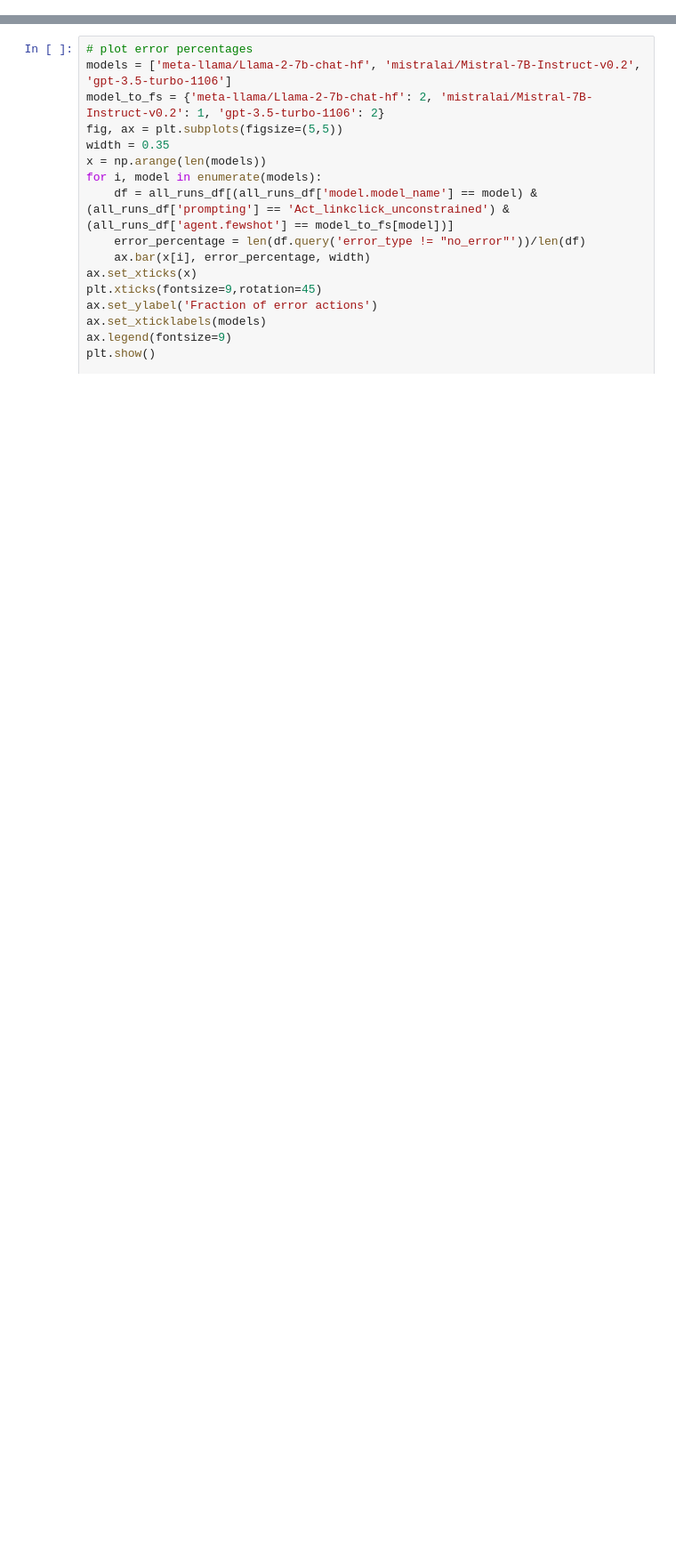
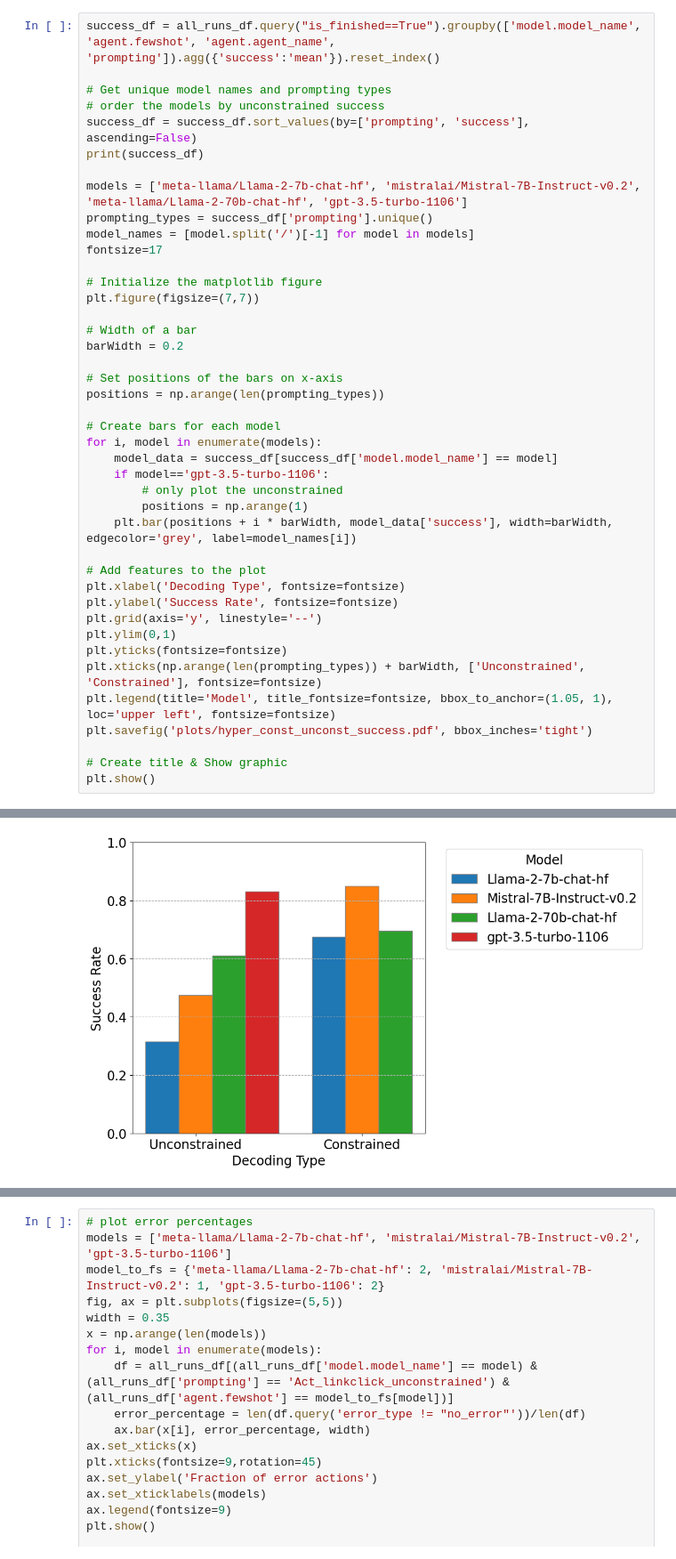
Before and after one commit to au-clan/WikiAgent, a Jupyter notebook: src/notebooks/data_analysis.ipynb, the cells around one changed output, grey strips where cells are left out. Shown at 89% size. Drawn from its saved outputs; the diff is of its cells as text; blank space fills up the shorter version.

Commit message:
plots, data analysis, baselines

```diff
--- a/src/notebooks/data_analysis.ipynb
+++ b/src/notebooks/data_analysis.ipynb
@@ -40,0 +177,43 @@ LOGS_PATH = '../../logs/inference/'
+# %%
+success_df = all_runs_df.query("is_finished==True").groupby(['model.model_name', 'agent.fewshot', 'agent.agent_name', 'prompting']).agg({'success':'mean'}).reset_index()
+
+# Get unique model names and prompting types
+# order the models by unconstrained success
+success_df = success_df.sort_values(by=['prompting', 'success'], ascending=False)
+print(success_df)
+
+models = ['meta-llama/Llama-2-7b-chat-hf', 'mistralai/Mistral-7B-Instruct-v0.2', 'meta-llama/Llama-2-70b-chat-hf', 'gpt-3.5-turbo-1106']
+prompting_types = success_df['prompting'].unique()
+model_names = [model.split('/')[-1] for model in models]
+fontsize=17
+
+# Initialize the matplotlib figure
+plt.figure(figsize=(7,7))
+
+# Width of a bar
+barWidth = 0.2
+
+# Set positions of the bars on x-axis
+positions = np.arange(len(prompting_types))
+
+# Create bars for each model
+for i, model in enumerate(models):
+    model_data = success_df[success_df['model.model_name'] == model]
+    if model=='gpt-3.5-turbo-1106':
+        # only plot the unconstrained
+        positions = np.arange(1)
+    plt.bar(positions + i * barWidth, model_data['success'], width=barWidth, edgecolor='grey', label=model_names[i])
+
+# Add features to the plot
+plt.xlabel('Decoding Type', fontsize=fontsize)
+plt.ylabel('Success Rate', fontsize=fontsize)
+plt.grid(axis='y', linestyle='--')
+plt.ylim(0,1)
+plt.yticks(fontsize=fontsize)
+plt.xticks(np.arange(len(prompting_types)) + barWidth, ['Unconstrained', 'Constrained'], fontsize=fontsize)
+plt.legend(title='Model', title_fontsize=fontsize, bbox_to_anchor=(1.05, 1), loc='upper left', fontsize=fontsize)
+plt.savefig('plots/hyper_const_unconst_success.pdf', bbox_inches='tight')
+
+# Create title & Show graphic
+plt.show()
+# %% [output]
@@ -40,0 +237 @@ LOGS_PATH = '../../logs/inference/'
+[figure, added]
```
Also changed, not shown: parts of 44 cells of this notebook, 21 other files.
